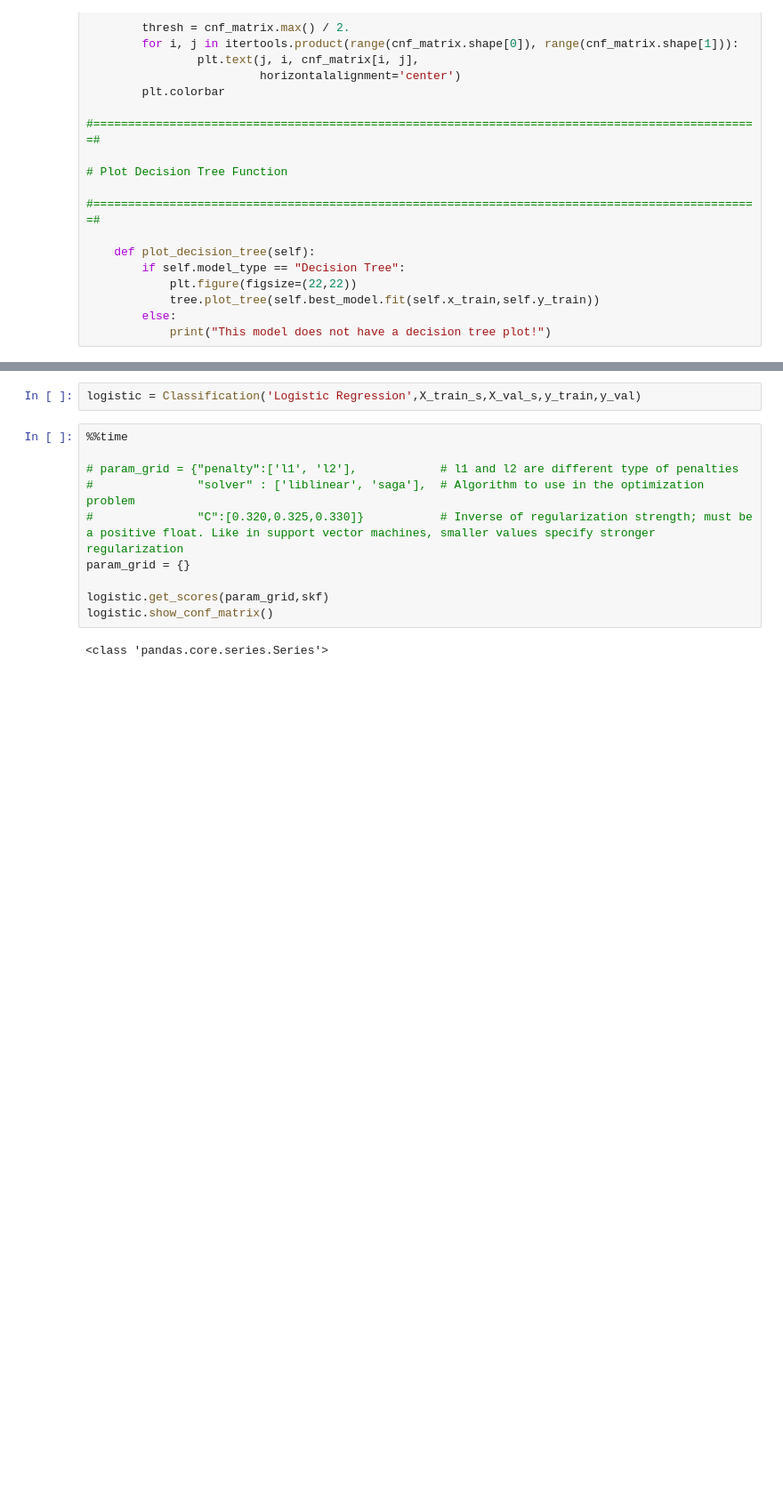
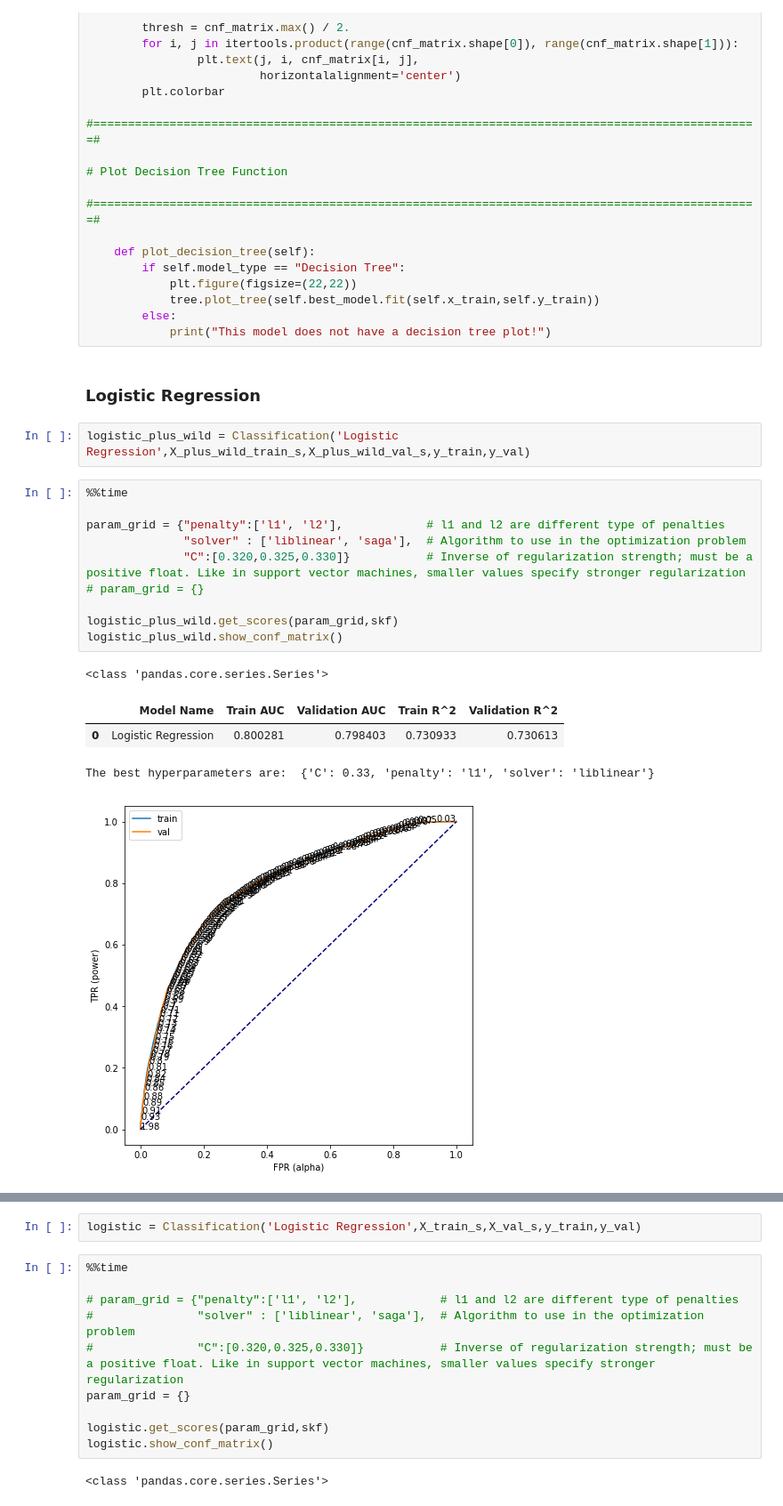
Before and after one commit to awesomeahi95/Forest_Trees, a Jupyter notebook: Forest_Ahilan.ipynb, the cells around one changed output, grey strips where cells are left out. Shown at 89% size. Cells and saved outputs as stored; diff of their text form; blank space fills up the shorter version.

```diff
--- a/Forest_Ahilan.ipynb
+++ b/Forest_Ahilan.ipynb
@@ -341,3 +353,23 @@ class Classification():
             tree.plot_tree(self.best_model.fit(self.x_train,self.y_train))
         else:
             print("This model does not have a decision tree plot!")
+# %% [markdown]
+### Logistic Regression
+# %%
+logistic_plus_wild = Classification('Logistic Regression',X_plus_wild_train_s,X_plus_wild_val_s,y_train,y_val)
+# %%
+%%time
+
+param_grid = {"penalty":['l1', 'l2'],            # l1 and l2 are different type of penalties
+              "solver" : ['liblinear', 'saga'],  # Algorithm to use in the optimization problem
+              "C":[0.320,0.325,0.330]}           # Inverse of regularization strength; must be a positive float. Like in support vector machines, smaller values specify stronger regularization
+# param_grid = {}
+
+logistic_plus_wild.get_scores(param_grid,skf)
+logistic_plus_wild.show_conf_matrix()
+# %% [output]
+<class 'pandas.core.series.Series'>
+|  | Model Name | Train AUC | Validation AUC | Train R^2 | Validation R^2 |
+| 0 | Logistic Regression | 0.800281 | 0.798403 | 0.730933 | 0.730613 |
+The best hyperparameters are:  {'C': 0.33, 'penalty': 'l1', 'solver': 'liblinear'}
+[figure, added]
```
Also changed, not shown: parts of 21 cells of this notebook.
